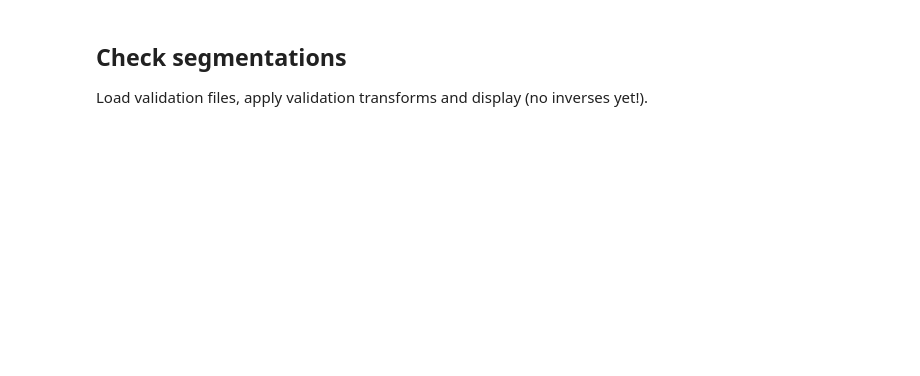
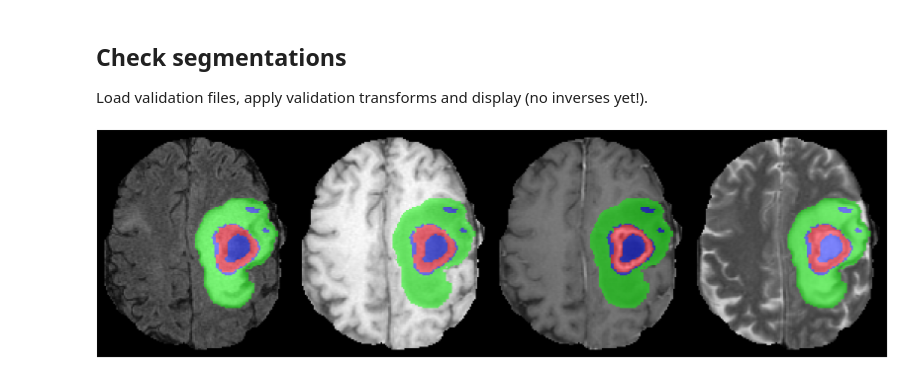
Before and after one commit to rijobro/2D_MONAI_tutorials, a Jupyter notebook: 2D_Glioma_classification.ipynb, the cells around one changed output. Cells and saved outputs as stored; diff of their text form; code cells hidden in the pictures; blank space fills up the shorter version.

```diff
--- a/2D_Glioma_classification.ipynb
+++ b/2D_Glioma_classification.ipynb
@@ -341,24 +347,26 @@ imshows(to_imshow)
 # %%
 from monai.visualize.utils import blend_images
 import numpy as np
 import matplotlib.pyplot as plt
 
 transforms = mt.Compose([
         mt.LoadImaged(keys),
         mt.Rotate90d(keys),
         mt.CropForegroundd(keys, source_key="image", margin=5),
-        mt.ScaleIntensityd("image"),
+        mt.ScaleIntensityd("image", channel_wise=True),
 ])
 
 idx = 14
 data = train_files[idx]
 data = transforms(data)
 # different modalities side by side
 img = np.concatenate([i for i in data["image"]], axis=1)
 lbl = np.concatenate([data["label"][0] for _ in data["image"]], axis=1)
 
 blended = blend_images(img[None], lbl[None])
 
 plt.figure(figsize=(100, 100))
 plt.imshow(np.moveaxis(blended, 0, -1))
 _ = plt.axis(False)
+# %% [output]
+[figure, added]
```
Also changed, not shown: parts of 23 cells of this notebook, 1 other file.
